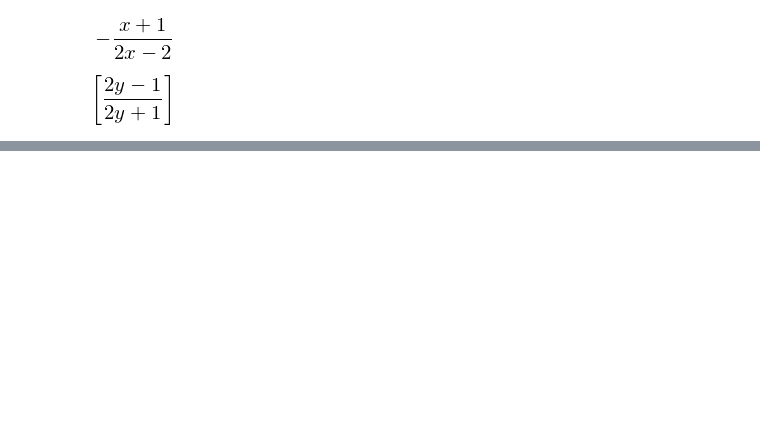
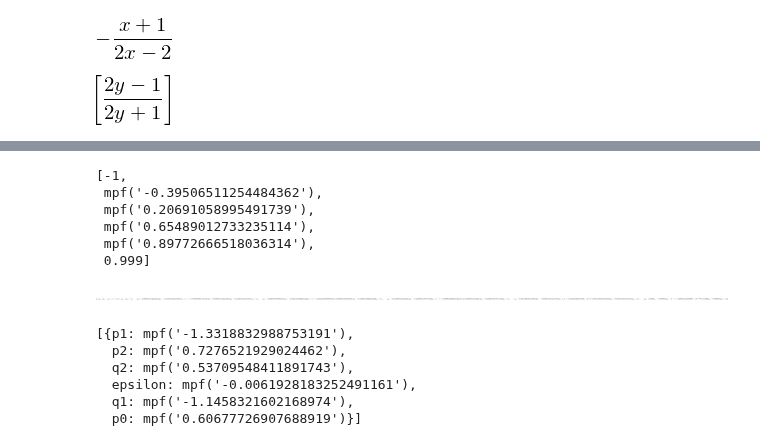
Before and after one commit to ergs/sandbox, a Jupyter notebook: Chebyshev.ipynb, the cells around one changed output, grey strips where cells are left out. Cells and saved outputs as stored; diff of their text form; code cells hidden in the pictures; blank space fills up the shorter version.

```diff
--- a/Chebyshev.ipynb
+++ b/Chebyshev.ipynb
@@ -318,0 +374,25 @@ solve(1/(1 - x) - S(1)/2 - y, x)
+# %%
+extreme_x2 = [-1, nsolve(diff(E.subs(sols[0]), t), (-1, 0), solver='bisect'), nsolve(diff(E.subs(sols[0]), t), (0, 0.5), solver='bisect'), nsolve(diff(E.subs(sols[0]), t), (0.5, .7), solver='bisect'), nsolve(diff(E.subs(sols[0]), t), 0.9), 0.999]
+extreme_x2
+# %% [output]
+[-1,
+ mpf('-0.39506511254484362'),
+ mpf('0.20691058995491739'),
+ mpf('0.65489012733235114'),
+ mpf('0.89772666518036314'),
+ 0.999]
+# %%
+system2 = Tuple(*[expr.subs({i: j, t: extreme_x2[j]}) for j in range(6)]).subs(q0, 1)
+system2
+# %% [output]
+[figure, added]
+# %%
+sols2 = [dict(zip([p0, p1, p2, q1, q2, epsilon], nsolve(system2, [p0, p1, p2, q1, q2, epsilon], [1, 1, 1, 1, 1, 0])))]
+sols2
+# %% [output]
+[{p1: mpf('-1.3318832988753191'),
+  p2: mpf('0.7276521929024462'),
+  q2: mpf('0.53709548411891743'),
+  epsilon: mpf('-0.0061928183252491161'),
+  q1: mpf('-1.1458321602168974'),
+  p0: mpf('0.60677726907688919')}]
```
Also changed, not shown: parts of 26 cells of this notebook.
